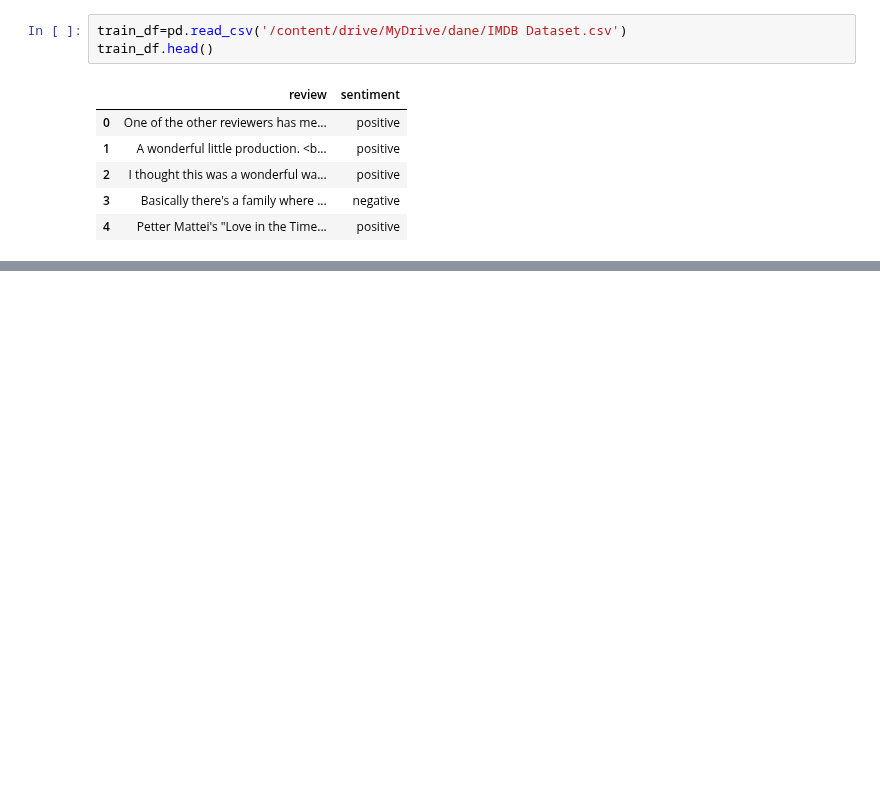
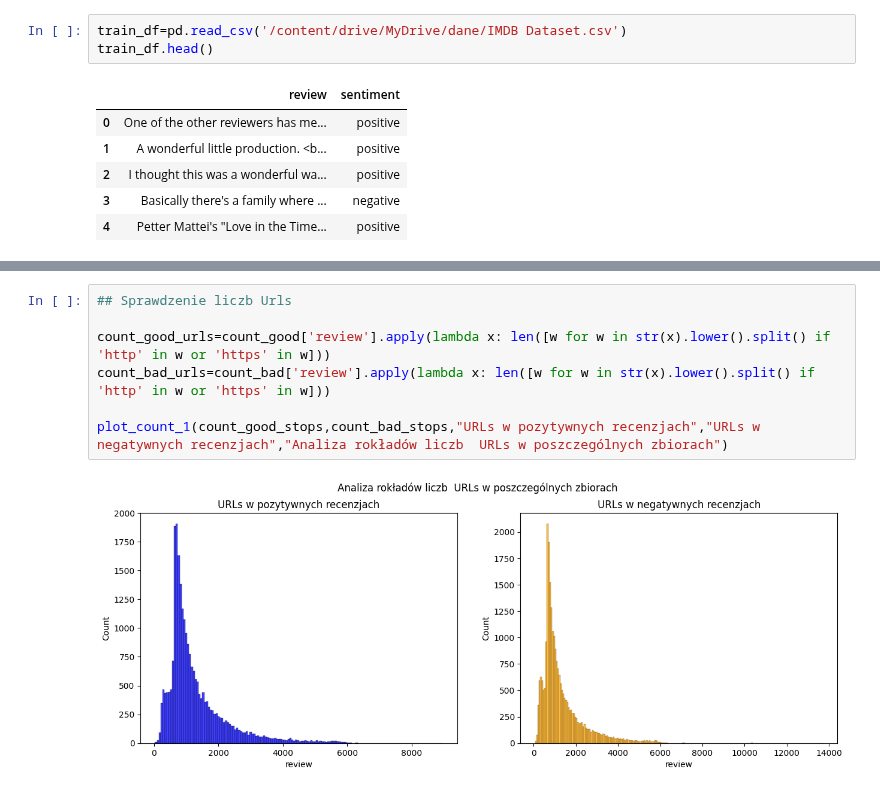
Before and after one commit to adalbertii/modele-NLP, a Jupyter notebook: NLP_Data_Preprocessing_and_Cleaning.ipynb, the cells around one changed output, grey strips where cells are left out. Drawn from its saved outputs; the diff is of its cells as text; blank space fills up the shorter version.

```diff
--- a/NLP_Data_Preprocessing_and_Cleaning.ipynb
+++ b/NLP_Data_Preprocessing_and_Cleaning.ipynb
@@ -15,0 +211,9 @@ train_df.head()
+# %%
+## Sprawdzenie liczb Urls
+
+count_good_urls=count_good['review'].apply(lambda x: len([w for w in str(x).lower().split() if 'http' in w or 'https' in w]))
+count_bad_urls=count_bad['review'].apply(lambda x: len([w for w in str(x).lower().split() if 'http' in w or 'https' in w]))
+
+plot_count_1(count_good_stops,count_bad_stops,"URLs w pozytywnych recenzjach","URLs w negatywnych recenzjach","Analiza rokładów liczb  URLs w poszczególnych zbiorach")
+# %% [output]
+[figure, added]
```
Also changed, not shown: parts of 49 cells of this notebook.
